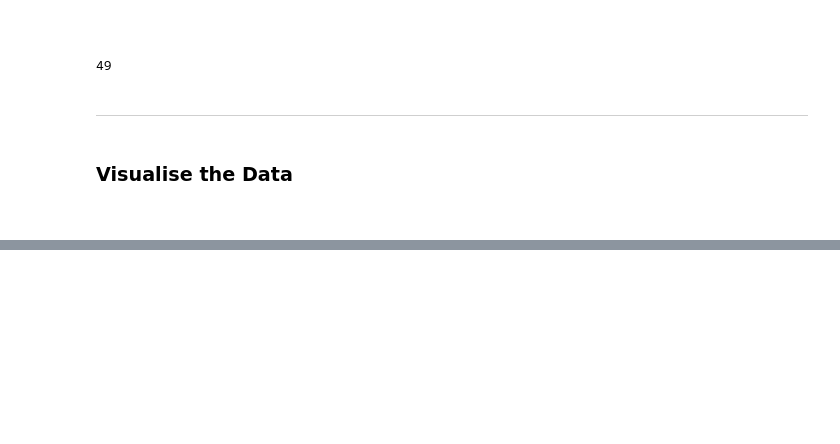
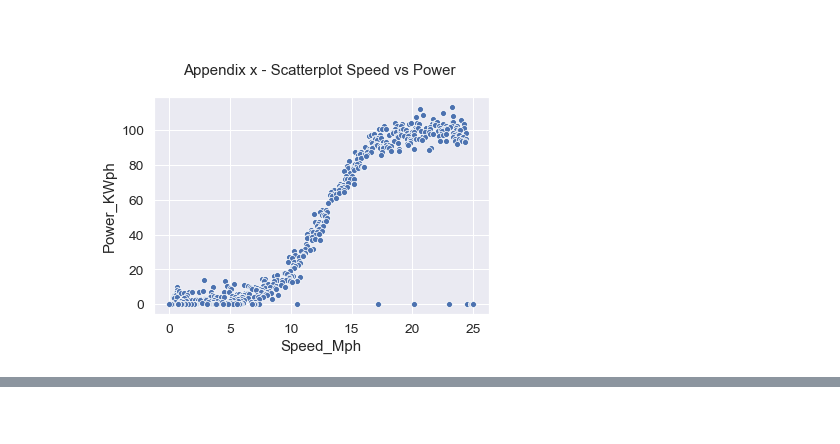
Before and after one commit to Fiona-600/Data-Analytics-2020-Project, a Jupyter notebook: Fundamentals Project 2020.ipynb, the cells around one changed output, grey strips where cells are left out. Cells and saved outputs as stored; diff of their text form; code cells hidden in the pictures; blank space fills up the shorter version.

```diff
--- a/Fundamentals Project 2020.ipynb
+++ b/Fundamentals Project 2020.ipynb
@@ -211,16 +208,3 @@ plt.show()
 <BR>
 # %% [markdown]
 <BR>
-# %%
-#Number of values where wind speed is bigger than 3.5 and active power is zero.
-#If wind speed is bigger than 3.5 and active power is zero, this means turbine is out of order. we must eliminate these.
-#print(len(df["Power_KWph"][(df["Power_KWph"]==0)&(df["Speed_Mph"]>3.5)]))
-print(len(df["Power_KWph"][(df["Power_KWph"]==0)]))
-print(len(df["Power_KWph"][(df["Power_KWph"]==0)]))
-# %% [output]
-49
-# %% [markdown]
-***
-# %% [markdown]
-### Visualise the Data
-<BR>
@@ -230,11 +211,13 @@ sns.pairplot(df)
 # %%
 print("")
 sns.set (style = "whitegrid", palette ='Set1')
 sns.set_style ("ticks")
 sns.set(font_scale = 1.25)
-ax = sns.scatterplot (x = "speed", y ="power", data = df)
+ax = sns.scatterplot (x = "Speed_Mph", y ="Power_KWph", data = df)
 ax.set_title ("Appendix x - Scatterplot Speed vs Power \n" , fontsize = 15)
 a4_dims = (11.7, 8.27)
 fig, ax = sns.figsize = a4_dims
 plt.show()
 print ("")
+# %% [output]
+[figure, added]
```
Also changed, not shown: parts of 15 cells of this notebook.
